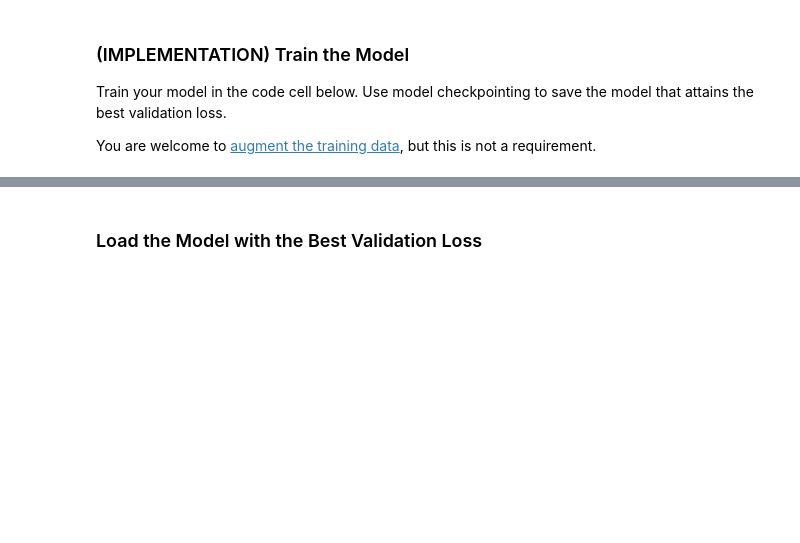
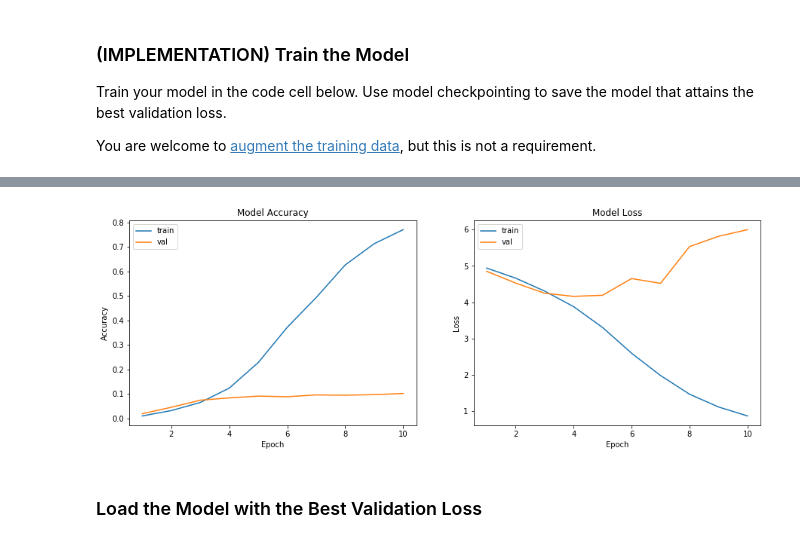
Before and after one commit to hsherwoodcoombs/cnn-images, a Jupyter notebook: dog_app.ipynb, the cells around one changed output, grey strips where cells are left out. Drawn from its saved outputs; the diff is of its cells as text; code cells hidden in the pictures; blank space fills up the shorter version.

Commit message:
test accuracy2 48%

```diff
--- a/dog_app.ipynb
+++ b/dog_app.ipynb
@@ -444,24 +444,24 @@ model2 = Sequential()
 
 # Convolutional Layer #1
 
-model2.add(Conv2D(filters=32,
+model2.add(Conv2D(filters=16,
                   kernel_size=(3,3),
                   activation='relu',
                   padding='same',
                   input_shape=shape_in))
 model2.add(MaxPooling2D(pool_size=(2,2)))
-model2.add(Dropout(0.25))
+model2.add(Dropout(0.2))
 
 
 # Convolutional layer #2 and pooling layer #2
+model2.add(Conv2D(32, (3,3), padding='same', activation='relu'))
+model2.add(MaxPooling2D(pool_size=(2,2)))
+model2.add(Dropout(0.2))
+
+# Convolutional layer #3 and pooling layer #3
 model2.add(Conv2D(64, (3,3), padding='same', activation='relu'))
 model2.add(MaxPooling2D(pool_size=(2,2)))
-model2.add(Dropout(0.25))
-
-# Convolutional layer #3 and pooling layer #3
-model2.add(Conv2D(128, (3,3), padding='same', activation='relu'))
-model2.add(MaxPooling2D(pool_size=(2,2)))
-model2.add(Dropout(0.25))
+model2.add(Dropout(0.2))
 
 # Flatten the data for a fully connected layer
 model2.add(Flatten())
@@ -518,7 +518,7 @@ epochs = 10
 checkpointer = ModelCheckpoint(filepath='saved_models/weights.best.from_scratch.hdf5',
                                verbose=1, save_best_only=True)
 
-model2.fit(train_tensors, train_targets,
+history = model2.fit(train_tensors, train_targets,
           validation_data=(valid_tensors, valid_targets),
           epochs=epochs, batch_size=20, callbacks=[checkpointer], verbose=1)
 # %% [output]
@@ -543,3 +546,24 @@ Epoch 10/10
+# %%
+def plot_model(model):
+    fig, axs = plt.subplots(1,2, figsize=(15,5))
+    axs[0].plot(range(1,len(model.history['acc'])+1), model.history['acc'])
+    axs[0].plot(range(1,len(model.history['val_acc'])+1), model.history['val_acc'])
+    axs[0].set_title('Model Accuracy')
+    axs[0].set_ylabel('Accuracy')
+    axs[0].set_xlabel('Epoch')
+    axs[0].legend(['train', 'val'], loc='best')
+
+    axs[1].plot(range(1,len(model.history['loss'])+1), model.history['loss'])
+    axs[1].plot(range(1,len(model.history['val_loss'])+1), model.history['val_loss'])
+    axs[1].set_title('Model Loss')
+    axs[1].set_ylabel('Loss')
+    axs[1].set_xlabel('Epoch')
+    axs[1].legend(['train', 'val'], loc='best')
+    plt.show()
+
+plot_model(history)
+# %% [output]
+[figure, added]
 # %% [markdown]
 ### Load the Model with the Best Validation Loss
 # %%
```
Also changed, not shown: parts of 8 cells of this notebook.
